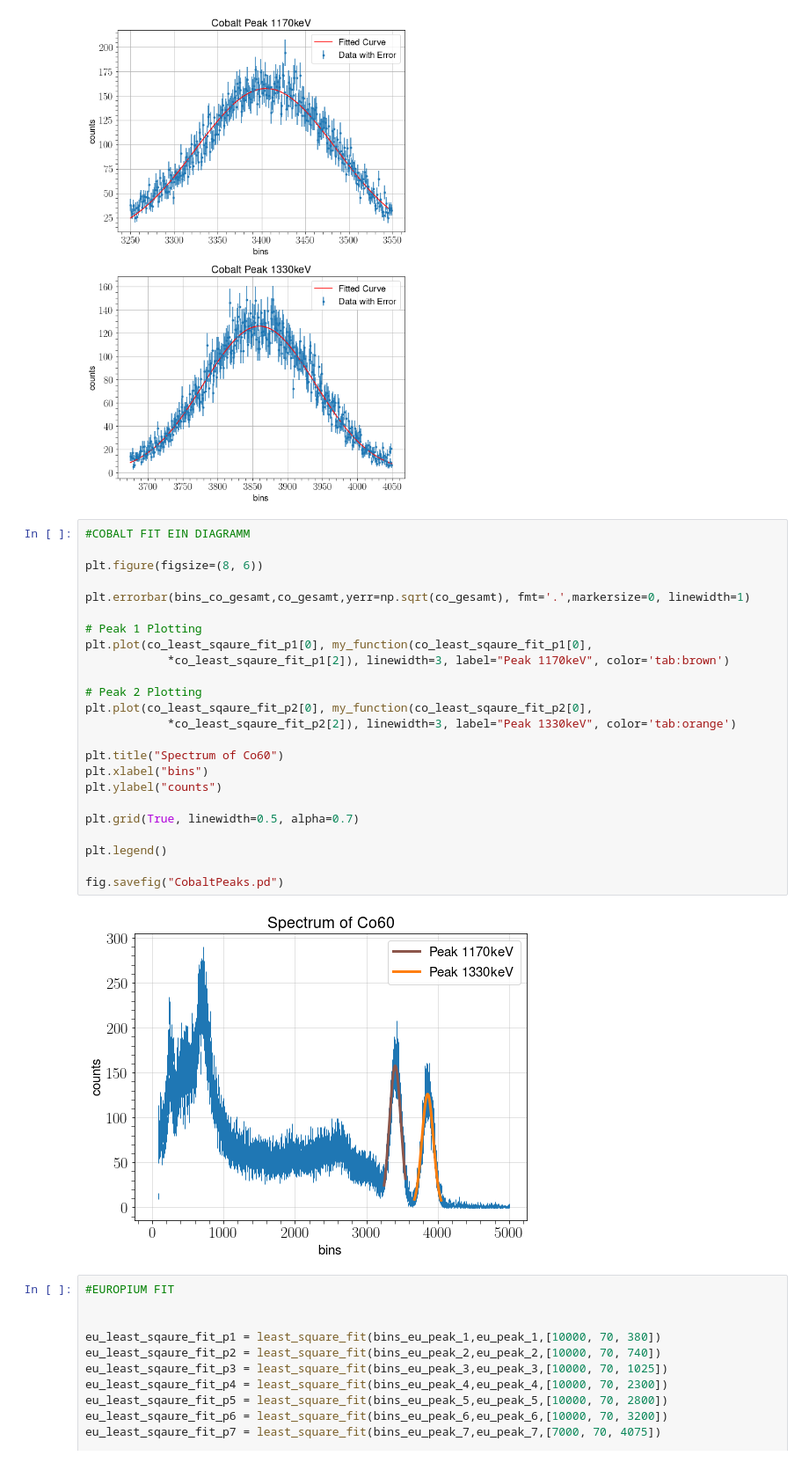
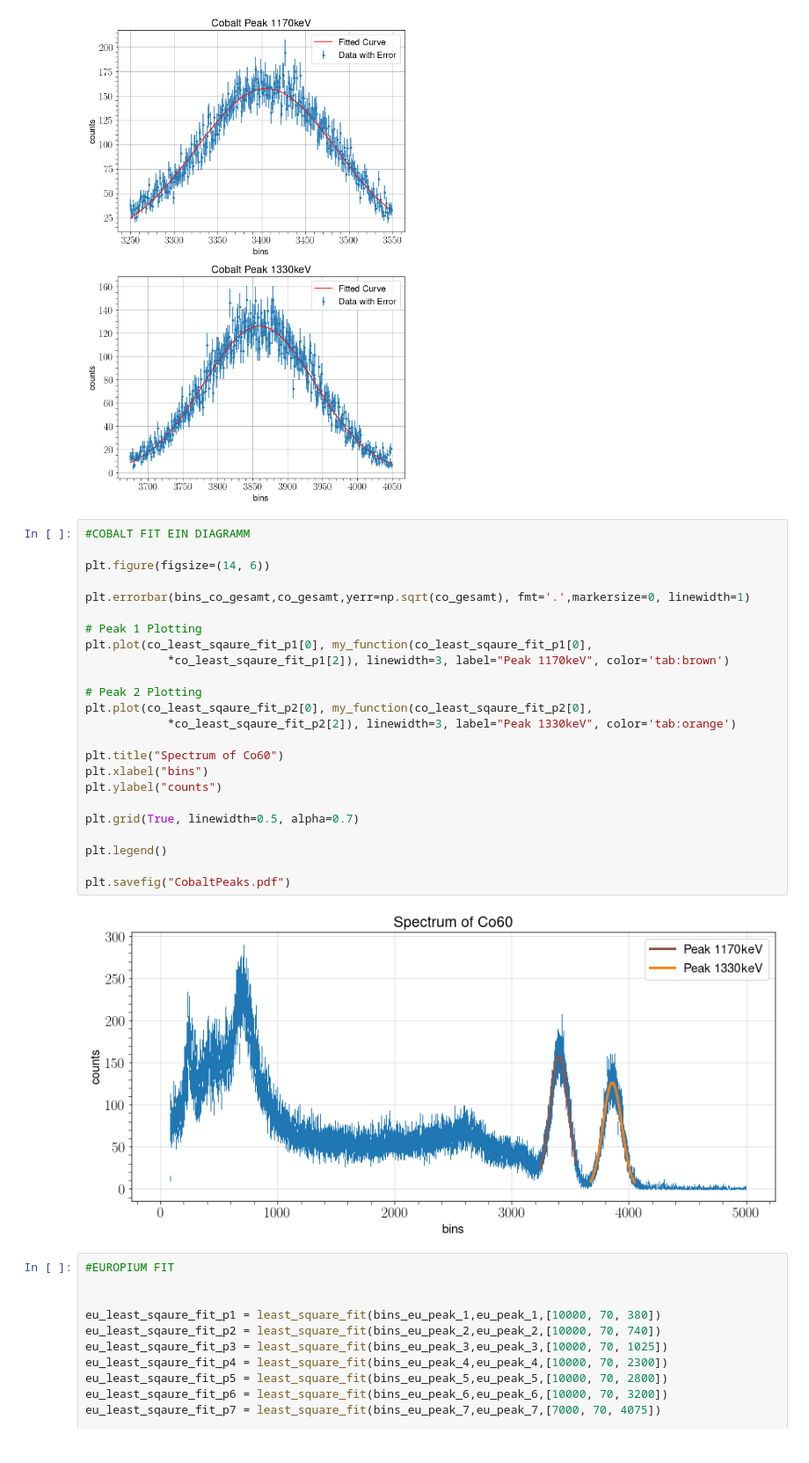
Before and after one commit to MayerPablo/FP, a Jupyter notebook: Szintillator.ipynb, the cells around one changed output. Shown at 88% size. Saved outputs shown, nothing was run; the diff lists cells and outputs as text.

```diff
--- a/Szintillator.ipynb
+++ b/Szintillator.ipynb
@@ -717,29 +735,29 @@ Minimized Chi-squared: 1.0614606722807454
 # %%
 #COBALT FIT EIN DIAGRAMM
 
-plt.figure(figsize=(8, 6))
+plt.figure(figsize=(14, 6))
 
 plt.errorbar(bins_co_gesamt,co_gesamt,yerr=np.sqrt(co_gesamt), fmt='.',markersize=0, linewidth=1)
 
 # Peak 1 Plotting
 plt.plot(co_least_sqaure_fit_p1[0], my_function(co_least_sqaure_fit_p1[0],
             *co_least_sqaure_fit_p1[2]), linewidth=3, label="Peak 1170keV", color='tab:brown')
 
 # Peak 2 Plotting
 plt.plot(co_least_sqaure_fit_p2[0], my_function(co_least_sqaure_fit_p2[0],
             *co_least_sqaure_fit_p2[2]), linewidth=3, label="Peak 1330keV", color='tab:orange')
 
 plt.title("Spectrum of Co60")
 plt.xlabel("bins")
 plt.ylabel("counts")
 
 plt.grid(True, linewidth=0.5, alpha=0.7)
 
 plt.legend()
 
-fig.savefig("CobaltPeaks.pd")
+plt.savefig("CobaltPeaks.pdf")
 # %% [output]
-[figure, old version]
+[figure, new version]
 # %%
 #EUROPIUM FIT
 
```
Also changed, not shown: parts of 4 cells of this notebook, 6 other files.
